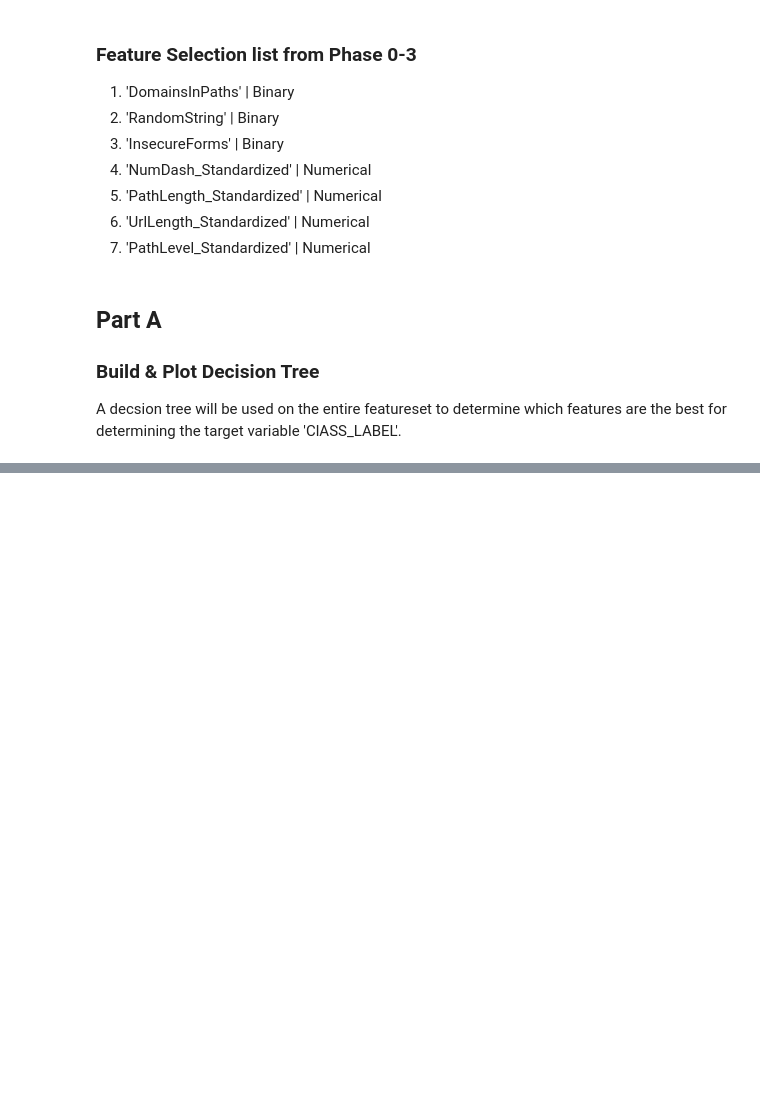
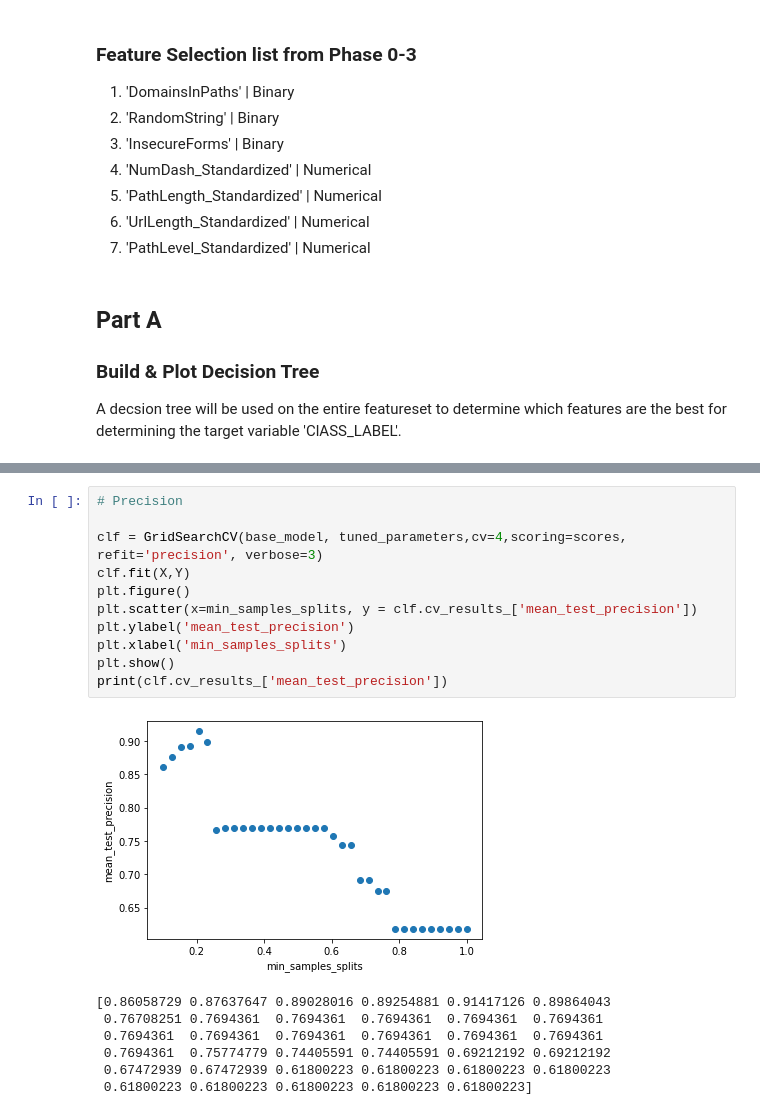
Before and after one commit to Jut257/CYB-362, a Jupyter notebook: phase4.ipynb, the cells around one changed output, grey strips where cells are left out. Cells and saved outputs as stored; diff of their text form; blank space fills up the shorter version.

```diff
--- a/phase4.ipynb
+++ b/phase4.ipynb
@@ -140,0 +254,19 @@ plt.show()
+# %%
+# Precision
+
+clf = GridSearchCV(base_model, tuned_parameters,cv=4,scoring=scores, refit='precision', verbose=3)
+clf.fit(X,Y)
+plt.figure()
+plt.scatter(x=min_samples_splits, y = clf.cv_results_['mean_test_precision'])
+plt.ylabel('mean_test_precision')
+plt.xlabel('min_samples_splits')
+plt.show()
+print(clf.cv_results_['mean_test_precision'])
+# %% [output]
+[figure, added]
+[0.86058729 0.87637647 0.89028016 0.89254881 0.91417126 0.89864043
+ 0.76708251 0.7694361  0.7694361  0.7694361  0.7694361  0.7694361
+ 0.7694361  0.7694361  0.7694361  0.7694361  0.7694361  0.7694361
+ 0.7694361  0.75774779 0.74405591 0.74405591 0.69212192 0.69212192
+ 0.67472939 0.67472939 0.61800223 0.61800223 0.61800223 0.61800223
+ 0.61800223 0.61800223 0.61800223 0.61800223 0.61800223]
```
Also changed, not shown: parts of 16 cells of this notebook.
